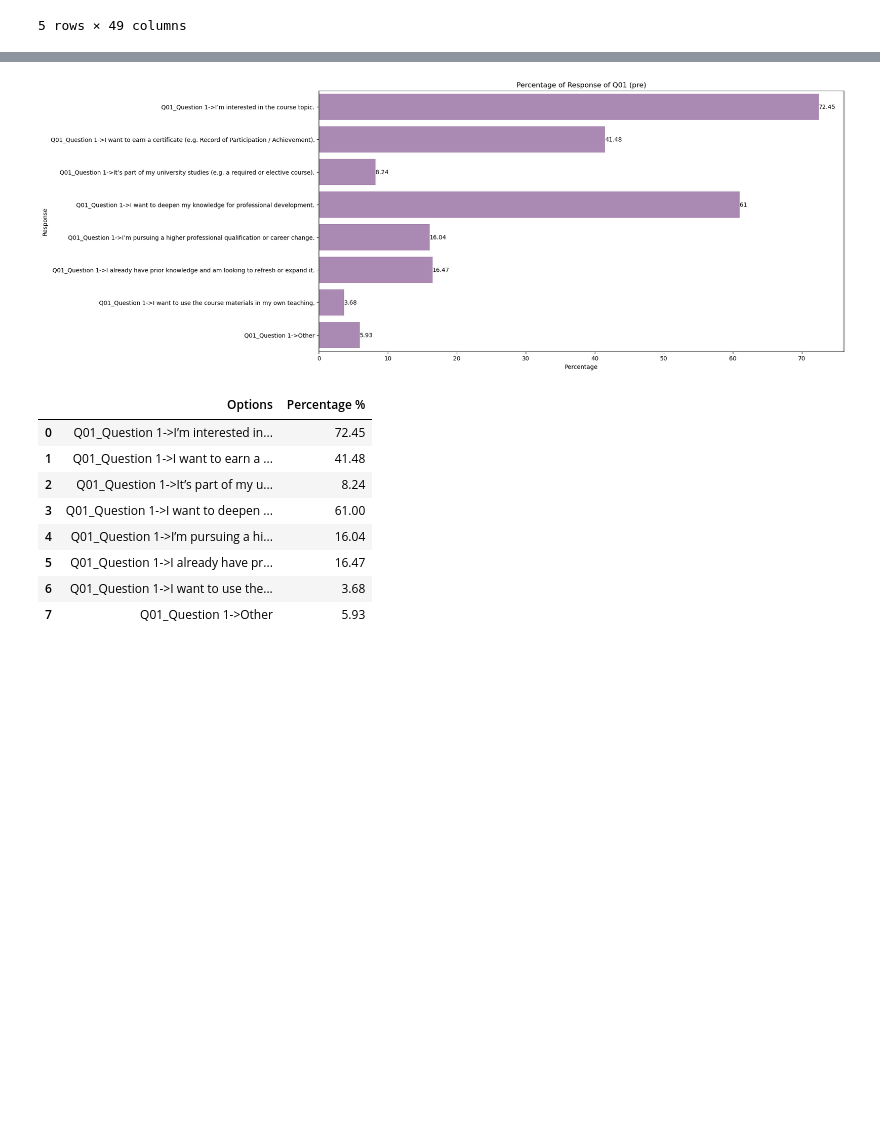
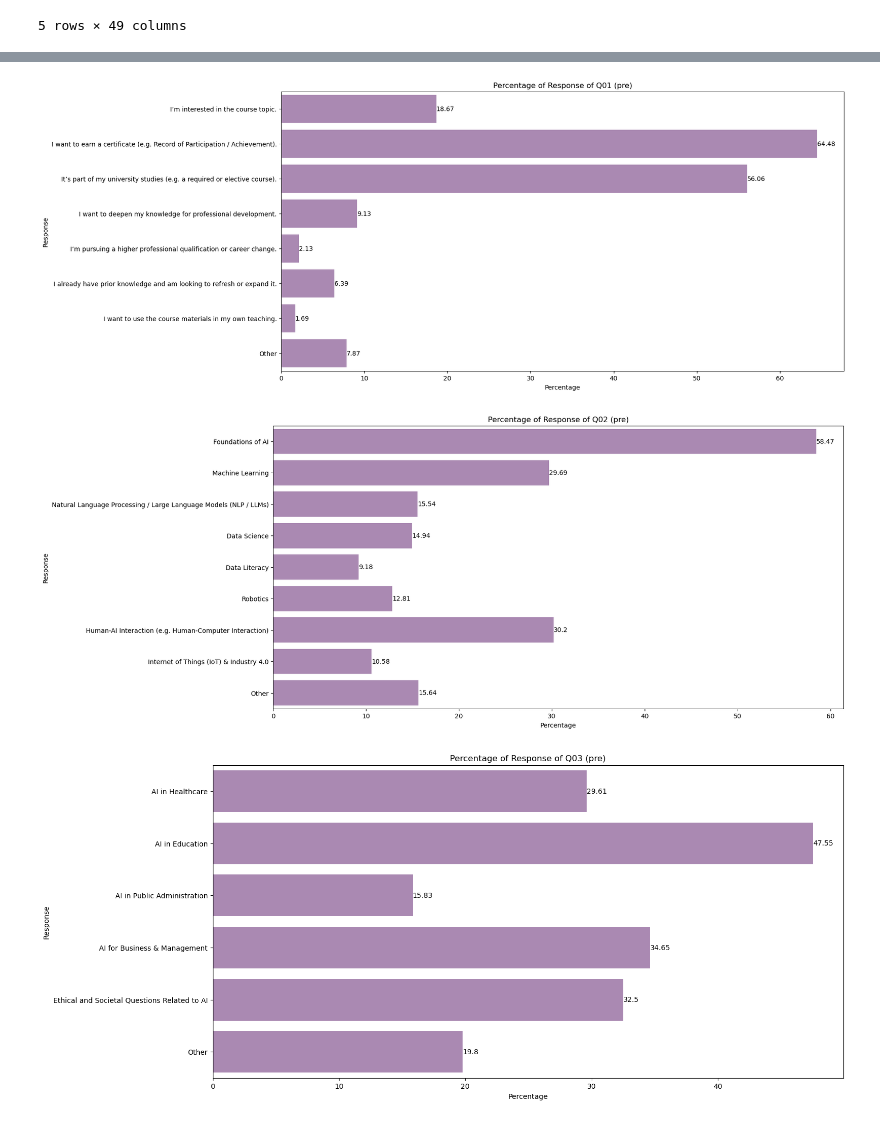
Before and after one commit to LenaAoyamaLawrence/Public-Projects, a Jupyter notebook: EDA/Moodle_Surveys.ipynb, the cells around one changed output, grey strips where cells are left out. Cells and saved outputs as stored; diff of their text form; code cells hidden in the pictures; blank space fills up the shorter version.

```diff
--- a/EDA/Moodle_Surveys.ipynb
+++ b/EDA/Moodle_Surveys.ipynb
@@ -1669,6 +1669,11 @@ agg_pre.head()
 # slice base on the survey type and item number (e.g., Q01 --> set of Q1 questions)
 
 def analyser(df, courseID, question = 'Q01', survey_type = 'pre'):
+    # ditch irrelevant columns
+    if survey_type == 'pre':
+        df = df.drop(['Q02'], axis = 1)
+    else:
+        df = df.drop(['Q08', 'Q09', 'Q08_Gut gefallen', 'Q09_Anregungen'], axis = 1)
     df_course = df[df['courseID'] == courseID]
     pattern = question
     cols = df_course.columns
@@ -1676,6 +1681,7 @@ def analyser(df, courseID, question = 'Q01', survey_type = 'pre'):
     cols_selected= [s for s in cols if re.search(pattern, s)]
     # check the aggreated frequency
     df_course = df_course[cols_selected]
+    df_course.columns = [s.split('->')[-1] for s in df_course.columns]
     count_freq = freq_pct_calculator(df_course)
     # plotting
     plotting_freq_pct(df = count_freq, title = f"Percentage of Response of {question} ({survey_type})")
@@ -1683,16 +1728,19 @@ def analyser(df, courseID, question = 'Q01', survey_type = 'pre'):
 # %%
-# testing case
-pre_Q1_test = analyser(agg_pre, courseID = 106, question = 'Q01', survey_type = 'pre')
+courseSelection = 58
 
-pre_Q1_test
+# Pre questionnaires
+pre_Q1 = analyser(agg_pre, courseID = courseSelection, question = 'Q01', survey_type = 'pre')
+
+pre_Q2 = analyser(agg_pre, courseID = courseSelection, question = 'Q02', survey_type = 'pre')
+
+pre_Q3 = analyser(agg_pre, courseID = courseSelection, question = 'Q03', survey_type = 'pre')
+
+pre_Q4 = analyser(agg_pre, courseID = courseSelection, question = 'Q04', survey_type = 'pre')
+
+pre_Q5 = analyser(agg_pre, courseID = courseSelection, question = 'Q05', survey_type = 'pre')
+
+pre_Q6 = analyser(agg_pre, courseID = courseSelection, question = 'Q06', survey_type = 'pre')
 # %% [output]
-[figure, old version]
+[figure, new version]
-|  | Options | Percentage % |
-| 0 | Q01_Question 1->I’m interested in... | 72.45 |
-| 1 | Q01_Question 1->I want to earn a ... | 41.48 |
-| 2 | Q01_Question 1->It’s part of my u... | 8.24 |
-| 3 | Q01_Question 1->I want to deepen ... | 61.00 |
-| 4 | Q01_Question 1->I’m pursuing a hi... | 16.04 |
-| 5 | Q01_Question 1->I already have pr... | 16.47 |
-| 6 | Q01_Question 1->I want to use the... | 3.68 |
-| 7 | Q01_Question 1->Other | 5.93 |
+[figure, added]
+[figure, added]
```
Also changed, not shown: parts of 4 cells of this notebook.
